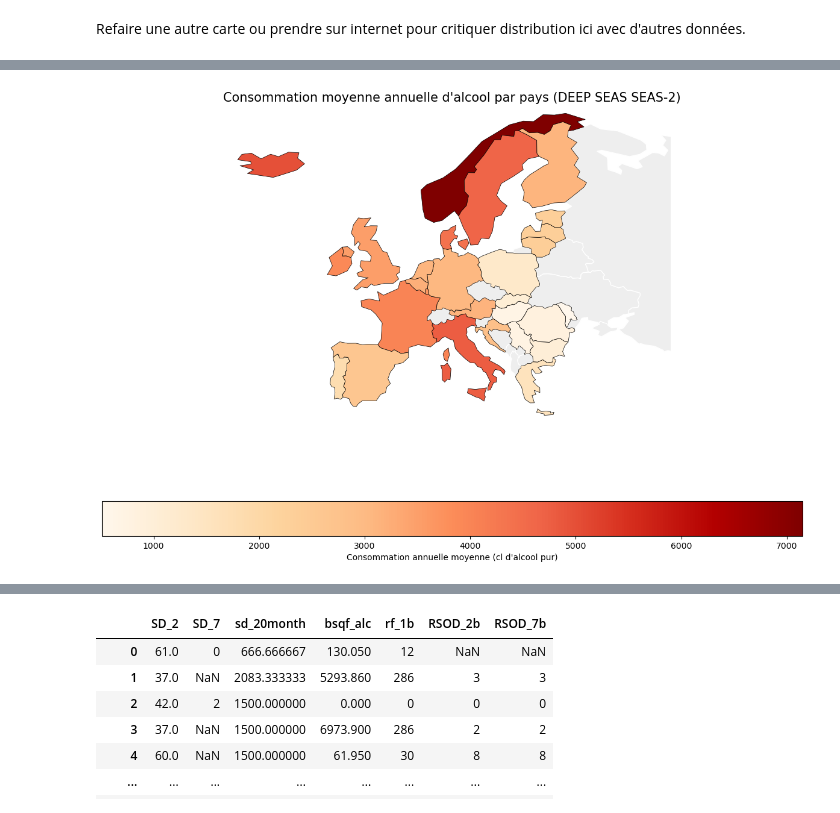
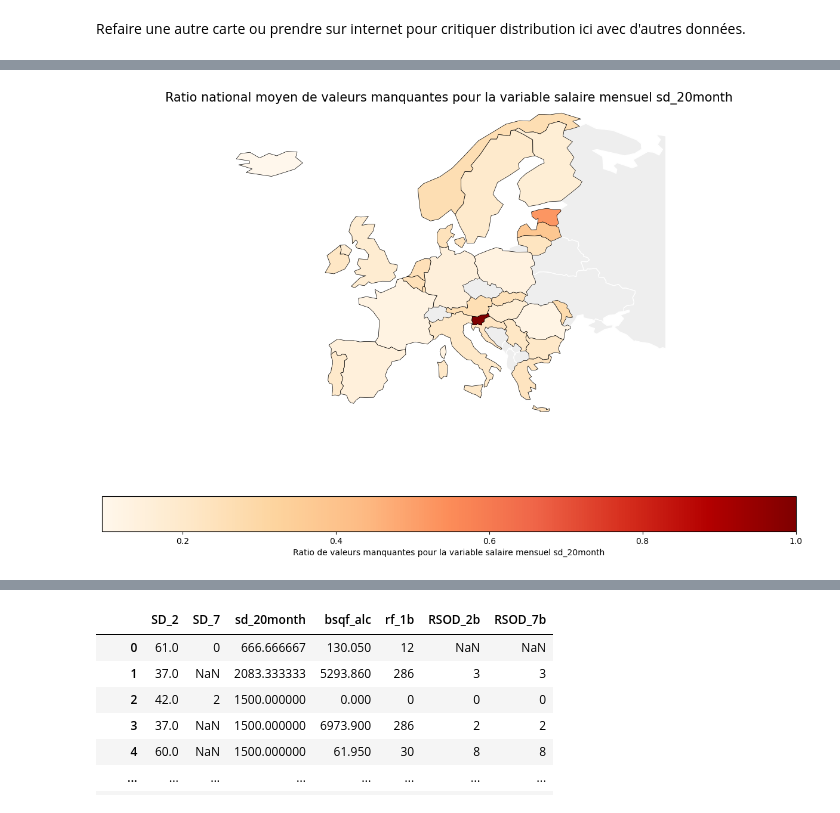
Before and after one commit to emile-gllm/projet_python2A, a Jupyter notebook: projet_python2_notebook.ipynb, the cells around one changed output, grey strips where cells are left out. Saved outputs shown, nothing was run; the diff lists cells and outputs as text; code cells hidden in the pictures.

```diff
--- a/projet_python2_notebook.ipynb
+++ b/projet_python2_notebook.ipynb
@@ -382,7 +521,4 @@ data.loc[data['RSOD_2b'].isna() &  (data['f_1b'] ==10 ), 'RSOD_2b'].count()
 # %%
-# On remplace par 0 les NA de rsod_2b uniquement pour les personnes qui n'ont pas bu de l'année
-data.loc[data['RSOD_2b'].isna() & ((data['bsqf_alc'] == 0) |  (data['rf_1b'] == 0)), 'rsod_2b'] = 0
-
-# Vérification du nouveau compte de NA
-print(f"Nouveau nombre de NA dans rsod_2b : {data['RSOD_2b'].isna().sum()}")
+# On compte les NA
+print(f"Nombre de NA dans RSOD_2b : {data['RSOD_2b'].isna().sum()}")
 # %% [output]
@@ -401,6 +546,11 @@ Nous choisirons, comme les auteurs de la base le font dans leur conversions (cf.
 # %%
-#On regarde le nombre d'individu qui consomme moins de 40g soit 4 verre d'alcool selon notre critère de conversion par an, ceux là sont forcément dans la catégorie 0 de rsod_2b
-data.loc[data['RSOD_2b'].isna() & ((data['bsqf_alc'] < 40*0.789)), 'rsod_2b'].count()
-#A remplacer dans une nouvelle variable RSOD_2b pour pouvoir faire l'analyse du profil par pays des na plus tard avec la variable originale ?
-# ou on la fait maintenant= PLUS SIMPLE?
+# 1
+# On regarde le nombre d'individu qui consomme moins de 40g par an soit 4 verre d'alcool selon notre critère de conversion,
+# ceux là sont forcément dans la catégorie 0 de RSOD_2b
+
+print(len(data.loc[data['RSOD_2b'].isna() & (data['bsqf_alc'] < 40/7.89)])) # On divise par la masse volumique de l'alcool pur en gramme/cl car bsqf_alc est en cl
+
+#On remplace ces valeurs manquantes de RSOD_2b par 0 dans une nouvelle variable RSOD_2bcorrected
+data['RSOD_2bcorrected'] =data['RSOD_2b'].copy()
+data.loc[data['RSOD_2b'].isna() & (data['bsqf_alc'] < 40/7.89),'RSOD_2bcorrected'] = 0
 # %% [output]
@@ -409,0 +563,4 @@ data.loc[data['RSOD_2b'].isna() & ((data['bsqf_alc'] < 40*0.789)), 'rsod_2b'].co
+# %%
+#2
+print(len(data.loc[data['RSOD_2bcorrected'].isna() & (data['bsqf_alc'] > 40/7.89) & (data['f_1b']==9)]))
+data.loc[data['RSOD_2bcorrected'].isna() & (data['bsqf_alc'] > 40/7.89) & (data['f_1b']==9),'RSOD_2bcorrected'] = 9
@@ -617,5 +806,7 @@ plt.show()
 # %% [markdown]
 Refaire une autre carte ou prendre sur internet pour critiquer distribution ici avec d'autres données.
 # %%
-data
+data_na = data.copy()
+data_na['sd_20month_EUR_2020'] = data_na['sd_20month_EUR_2020'].isna()
+data_na.head()
 # %% [output]
@@ -627,39 +824,39 @@ import matplotlib.pyplot as plt
 # 1. Calcul de la consommation moyenne par pays
 # On s'assure d'avoir les noms de pays dans le dataframe
 #data['COUNTRY'] = data['COUNTRY'].map(country_mapping)
-stats_pays = data.groupby('COUNTRY')['sd_20month_EUR_2020'].mean().reset_index()
+stats_pays = data_na.groupby('COUNTRY')['sd_20month_EUR_2020'].mean().reset_index()
 
 # 2. Chargement du fond de carte
 world = gpd.read_file(r"C:\Users\Utilisateur\Documents\École\S1\python\110m_cultural\ne_110m_admin_0_countries.shp")
 
 # 3. Fusion des données (Merge)
 # Note : Vérifiez que les noms dans country_mapping correspondent à ceux de 'name' dans world
 europe = world[world['CONTINENT'] == 'Europe']
 map_data = europe.merge(stats_pays, left_on='NAME', right_on='COUNTRY', how='left')
 
 # 4. Affichage de la carte
 fig, ax = plt.subplots(1, 1, figsize=(15, 10))
 
 # On trace le fond de l'Europe en gris (pour les pays sans données)
 europe.plot(ax=ax, color='#eeeeee', edgecolor='white')
 
 # On trace les données de consommation
 map_data.dropna(subset=['sd_20month_EUR_2020']).plot(
     column='sd_20month_EUR_2020',
     ax=ax,
     legend=True,
-    legend_kwds={'label': "Consommation annuelle moyenne (cl d'alcool pur)", 'orientation': "horizontal"},
+    legend_kwds={'label': "Ratio de valeurs manquantes pour la variable salaire mensuel sd_20month", 'orientation': "horizontal"},
     cmap='OrRd', # Dégradé Orange/Rouge
     edgecolor='black',
     linewidth=0.5
 )
 
 # Ajustement pour centrer sur l'Europe
 ax.set_xlim(-25, 45)
 ax.set_ylim(33, 72)
-ax.set_title("Consommation moyenne annuelle d'alcool par pays (DEEP SEAS SEAS-2)", fontsize=15)
+ax.set_title("Ratio national moyen de valeurs manquantes pour la variable salaire mensuel sd_20month", fontsize=15)
 ax.axis('off')
 
 plt.show()
 # %% [output]
-[figure, old version]
+[figure, new version]
```
Also changed, not shown: parts of 33 cells of this notebook.
